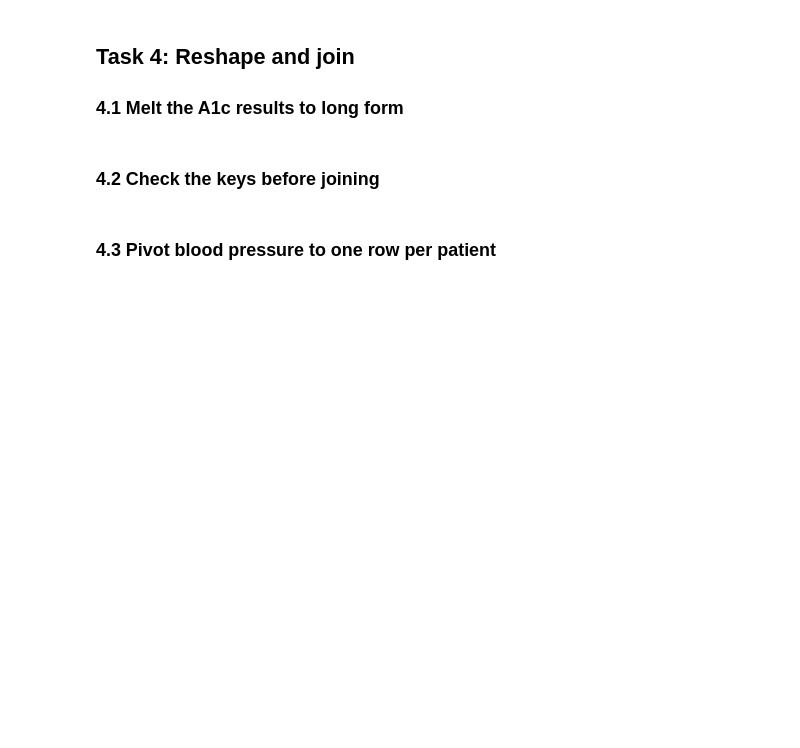
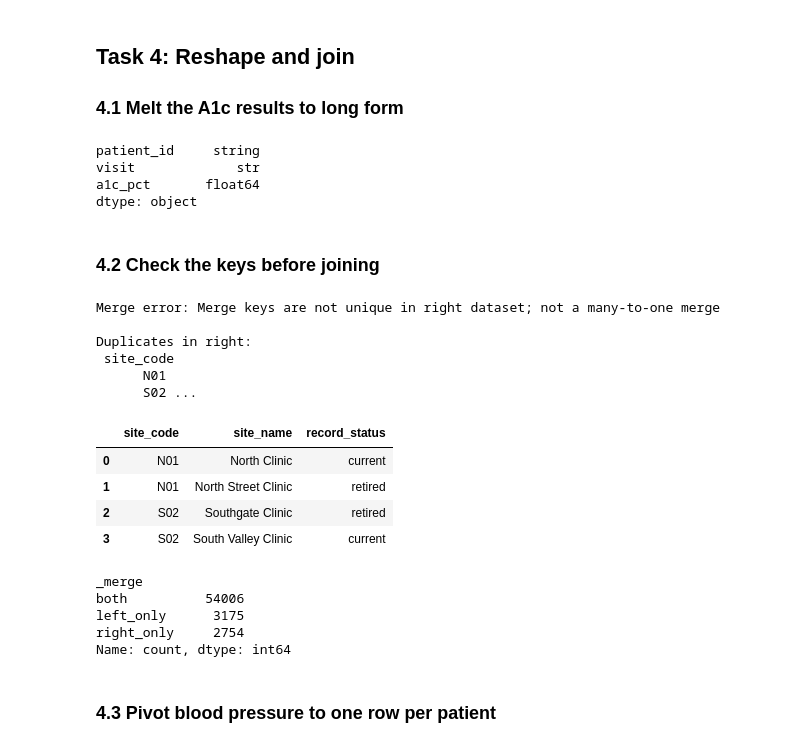
Before and after one commit to julianchang2020/ds217-26f-06, a Jupyter notebook: assignment.ipynb, the cells around one changed output. Saved outputs shown, nothing was run; the diff lists cells and outputs as text; code cells hidden in the pictures; blank space fills up the shorter version.

```diff
--- a/assignment.ipynb
+++ b/assignment.ipynb
@@ -368,16 +398,65 @@ decision_table.to_csv(DECISION_LOG_PATH, index=False)
 # %%
 # TODO: melt raw["a1c_wide"], map the visit labels, drop the rows with no result,
 # then save the per-visit summary to A1C_SUMMARY_PATH (README Task 4.1).
-a1c_long = None
+
+# Melts a1c_wide into a long form and maps the visit type to "baseline" and "week12" results. Rows with no results are dropped.
+a1c_long = pd.melt(raw["a1c_wide"], id_vars = ["patient_id"], value_vars = ["a1c_baseline", "a1c_week12"], var_name = "visit", value_name = "a1c_pct")
+a1c_long["visit"] = a1c_long["visit"].map({"a1c_baseline": "baseline", "a1c_week12": "week12"})
+display(a1c_long.dtypes)
+a1c_long = a1c_long.dropna(subset=["a1c_pct"]).reset_index(drop=True)
+
+# Creates a DataFrame a1c_summary with the per-visit summary required for task 4.1.
+a1c_summary = pd.DataFrame({"visit": ["baseline", "week12"], "results": [sum(a1c_long["visit"] == "baseline"), sum(a1c_long["visit"] == "week12")],
+                            "a1c_pct_mean": [a1c_long.loc[a1c_long["visit"] == "baseline", "a1c_pct"].mean(), a1c_long.loc[a1c_long["visit"] == "week12", "a1c_pct"].mean()]})
+a1c_summary.to_csv(A1C_SUMMARY_PATH,index=False)
+# %% [output]
+patient_id     string
+visit             str
+a1c_pct       float64
+dtype: object
 # %% [markdown]
 ### 4.2 Check the keys before joining
 # %%
 # TODO: steps 1 and 2, catch the MergeError, show the repeated site rows, and build sites_current.
 sites = raw["sites"]
-sites_current = None
+try:
+    sites_merged = pd.merge(patients_clean, sites, on = "site_code", how = "left", validate = "many_to_one")
+except pd.errors.MergeError as x:
+    print(f"Merge error: {x}")
+display(sites[sites.duplicated(subset = ["site_code"], keep=False)])
+sites_current = sites[sites["record_status"] == "current"]
+# %% [output]
+Merge error: Merge keys are not unique in right dataset; not a many-to-one merge
+
+Duplicates in right:
+ site_code
+      N01
+      S02 ...
+|  | site_code | site_name | record_status |
+| 0 | N01 | North Clinic | current |
+| 1 | N01 | North Street Clinic | retired |
+| 2 | S02 | Southgate Clinic | retired |
+| 3 | S02 | South Valley Clinic | current |
 # %%
 # TODO: step 3, outer merge visits_clean and a1c_long with indicator=True and show the _merge counts,
 # then save the seven counts in README Task 4.2 to MERGE_AUDIT_PATH.
+
+# Outer-merges visits_clean and a1c_long and evaluates by merge type (e.g. both, left only, right only).
+outer_merge = pd.merge(visits_clean, a1c_long, on = ["patient_id", "visit"], how = "outer", indicator = True)
+display(outer_merge["_merge"].value_counts())
+
+# Creates a DataFrame called merge_audit with the seven self-checks in task 4.2.
+merge_audit = pd.DataFrame({"check": ["visits with an a1c result", "visits without an a1c result", "A1c results without a visit", "visits whose patient is not on the registry", "registry patients with no visit", "registry patients whose site is not in the site list", "site list rows removed by the current-record rule"],
+                            "count": [sum((outer_merge["_merge"] == "both")), sum(outer_merge["_merge"] == "left_only"), sum(outer_merge["_merge"] == "right_only"),
+                                      sum(~(outer_merge["patient_id"].isin(patients_clean["patient_id"]))), sum(~(patients_clean["patient_id"].isin(outer_merge["patient_id"]))),
+                                      sum(~patients_clean["site_code"].isin(sites["site_code"])), len(sites)-len(sites_current)]})
+merge_audit.to_csv(MERGE_AUDIT_PATH, index=False)
+# %% [output]
+_merge
+both          54006
+left_only      3175
+right_only     2754
+Name: count, dtype: int64
 # %% [markdown]
 ### 4.3 Pivot blood pressure to one row per patient
 # %%
```
Also changed, not shown: parts of 15 cells of this notebook, 5 other files.
